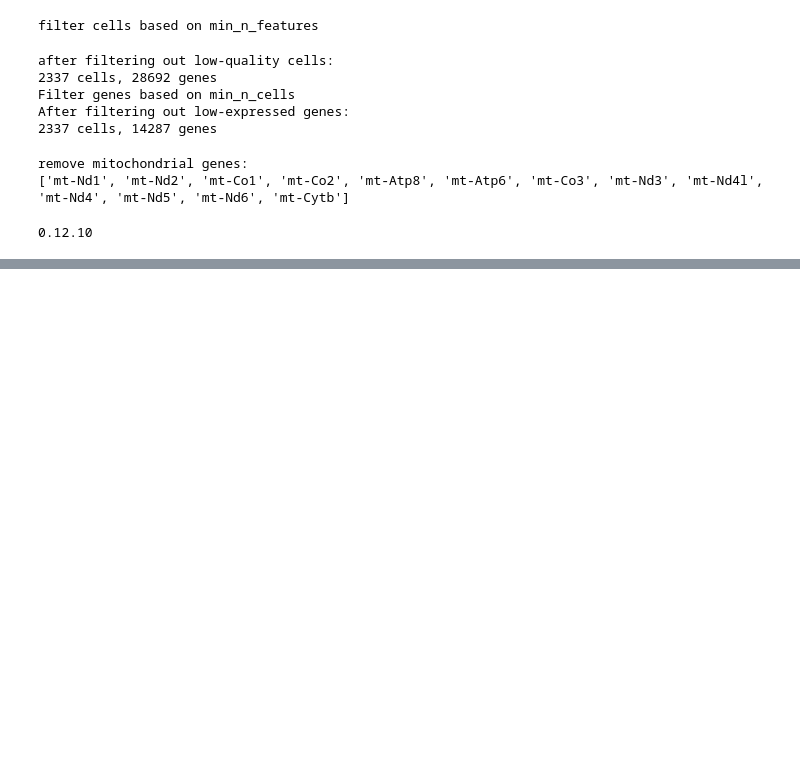
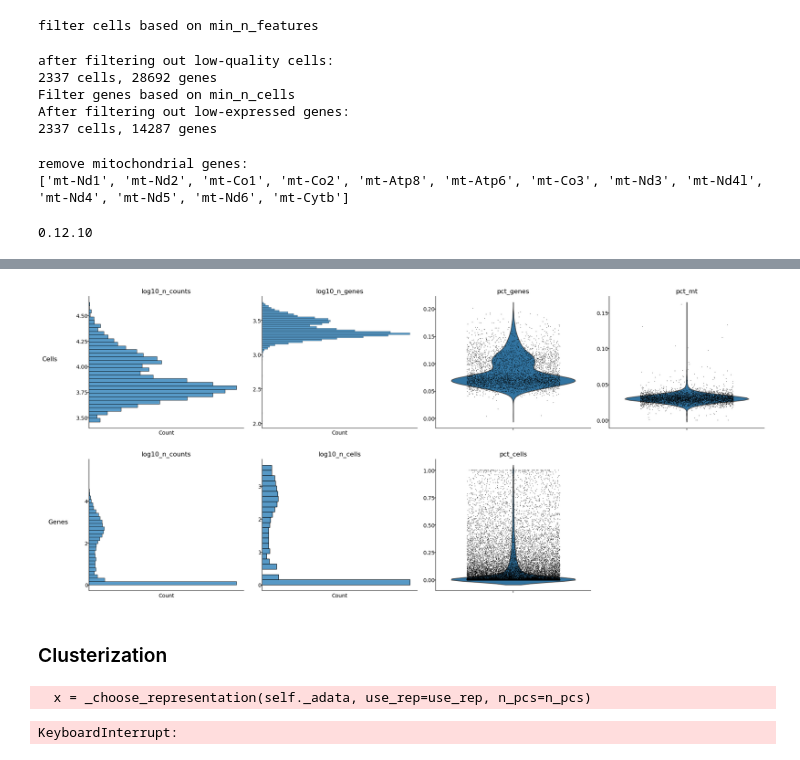
Before and after one commit to jktmal/scBoolNet, a Jupyter notebook: 0. Data setup.ipynb, the cells around one changed output, grey strips where cells are left out. Saved outputs shown, nothing was run; the diff lists cells and outputs as text; code cells hidden in the pictures; blank space fills up the shorter version.

```diff
--- a/0. Data setup.ipynb
+++ b/0. Data setup.ipynb
@@ -657,0 +546,4 @@ plt.show()
+# %%
+plot_qc(adata, jitter=0.3, log_scale=[0,1,4,5], hist_plot=[0,1,4,5])
+# %% [output]
+[figure, added]
@@ -657,0 +569,2 @@ plt.show()
+# %% [markdown]
+### Clusterization
@@ -657,0 +577,6 @@ plt.show()
+# %%
+sc.pp.neighbors(merged_adata)
+sc.tl.umap(merged_adata)
+# %% [output]
+  x = _choose_representation(self._adata, use_rep=use_rep, n_pcs=n_pcs)
+KeyboardInterrupt:
```
Also changed, not shown: parts of 93 cells of this notebook, 1 other file.
